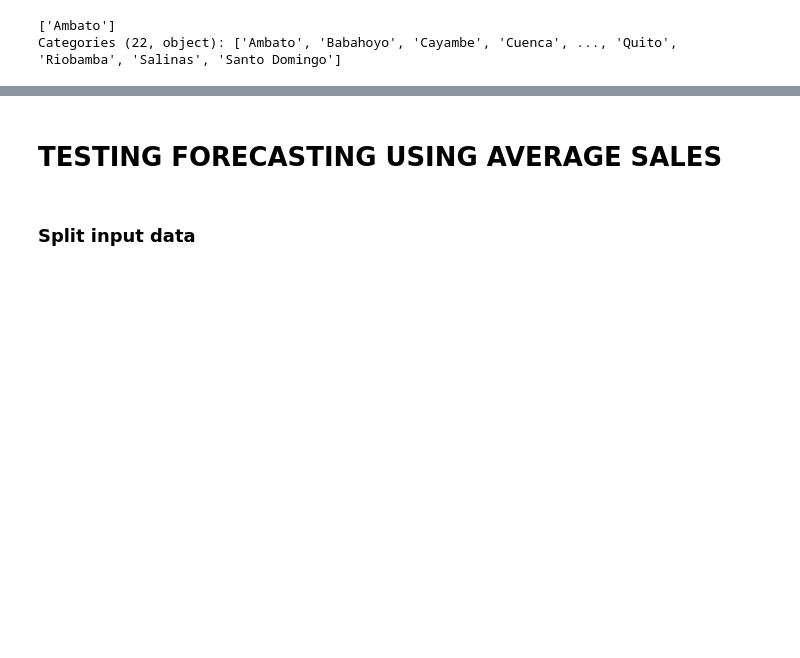
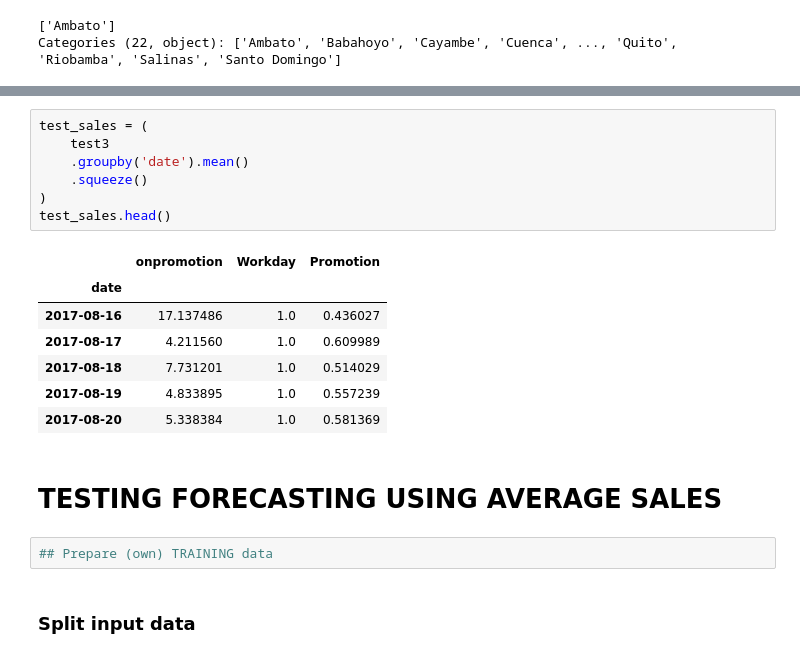
Before and after one commit to bertlem/kaggle-store-sales-ts-forecasting, a Jupyter notebook: data_forecasting_average_sales.ipynb, the cells around one changed output, grey strips where cells are left out. Saved outputs shown, nothing was run; the diff lists cells and outputs as text; blank space fills up the shorter version.

```diff
--- a/data_forecasting_average_sales.ipynb
+++ b/data_forecasting_average_sales.ipynb
@@ -234,8 +246,25 @@ test3.head()
 | 2 | 2017-08-16 | 1 | BEAUTY | 2 | Quito | Pichincha | D | 13 | work | False | ... |
 | 3 | 2017-08-16 | 1 | BEVERAGES | 20 | Quito | Pichincha | D | 13 | work | False | ... |
 | 4 | 2017-08-16 | 1 | BOOKS | 0 | Quito | Pichincha | D | 13 | work | False | ... |
+# %%
+test_sales = (
+    test3
+    .groupby('date').mean()
+    .squeeze()
+)
+test_sales.head()
+# %% [output]
+|  | onpromotion | Workday | Promotion |
+| date |  |  |  |
+| 2017-08-16 | 17.137486 | 1.0 | 0.436027 |
+| 2017-08-17 | 4.211560 | 1.0 | 0.609989 |
+| 2017-08-18 | 7.731201 | 1.0 | 0.514029 |
+| 2017-08-19 | 4.833895 | 1.0 | 0.557239 |
+| 2017-08-20 | 5.338384 | 1.0 | 0.581369 |
 # %% [markdown]
 # TESTING FORECASTING USING AVERAGE SALES
+# %%
+## Prepare (own) TRAINING data
 # %% [markdown]
 ### Split input data
 # %%
```
Also changed, not shown: parts of 67 cells of this notebook, 12 other files.
